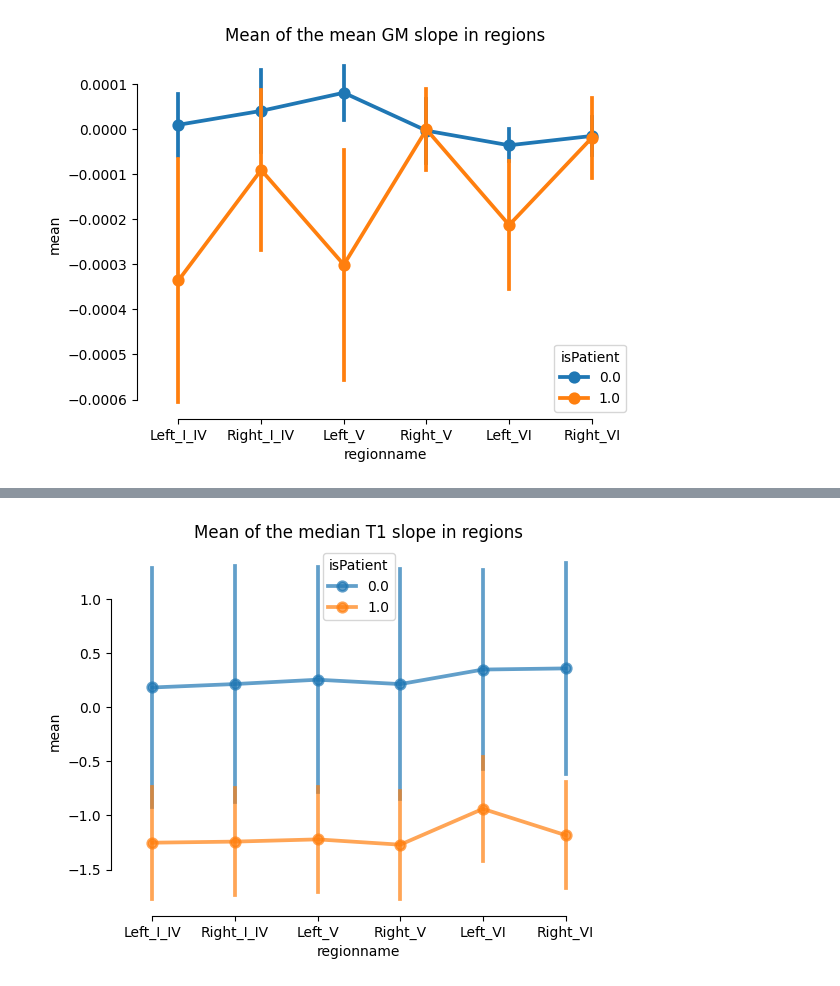
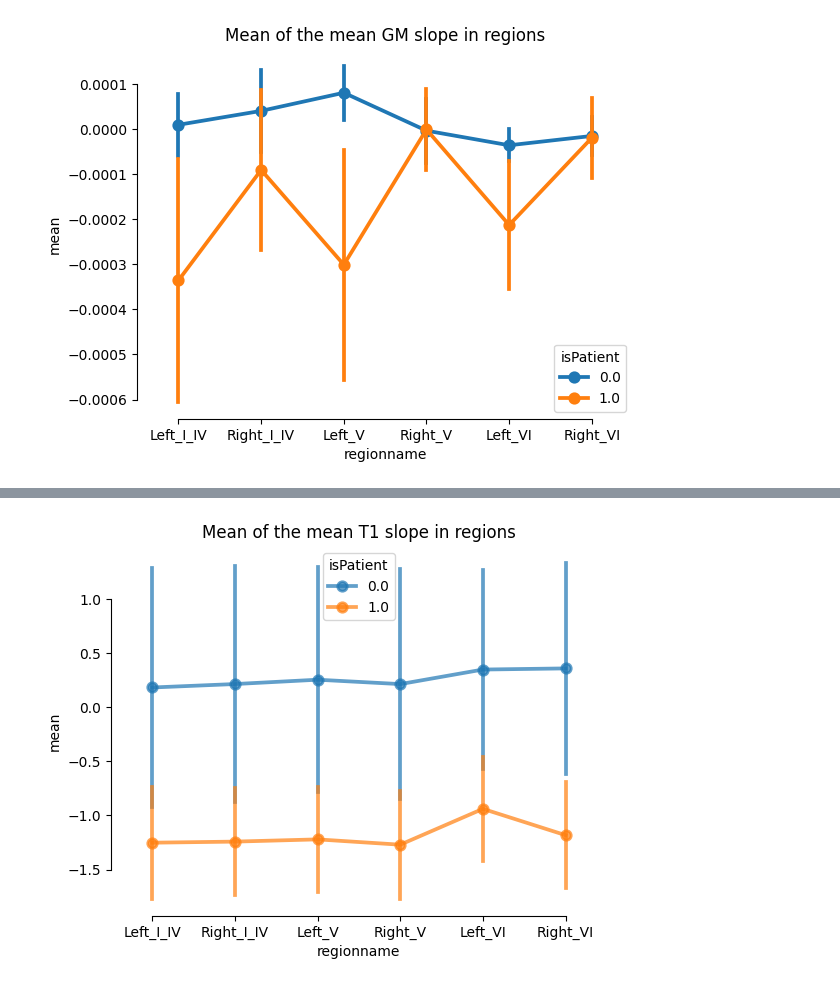
Before and after one commit to medhakp/smarts_cerebellum, a Jupyter notebook: data_analysis/MNISym_coreg_slope_analysis.ipynb, the cells around one changed output, grey strips where cells are left out. Saved outputs shown, nothing was run; the diff lists cells and outputs as text; code cells hidden in the pictures.

```diff
--- a/data_analysis/MNISym_coreg_slope_analysis.ipynb
+++ b/data_analysis/MNISym_coreg_slope_analysis.ipynb
@@ -42,8 +42,8 @@ plt.show()
 # %%
 sns.pointplot(data=df_rois_T1, x='regionname', y='mean', hue='isPatient', errorbar='se', estimator='mean', alpha = 0.7)
 
 sns.despine(trim = True)
-plt.title('Mean of the median T1 slope in regions')
+plt.title('Mean of the mean T1 slope in regions')
 plt.show()
 # %% [output]
-[figure, old version]
+[figure, new version]
```
Also changed, not shown: parts of 2 cells of this notebook, 4 other files.
